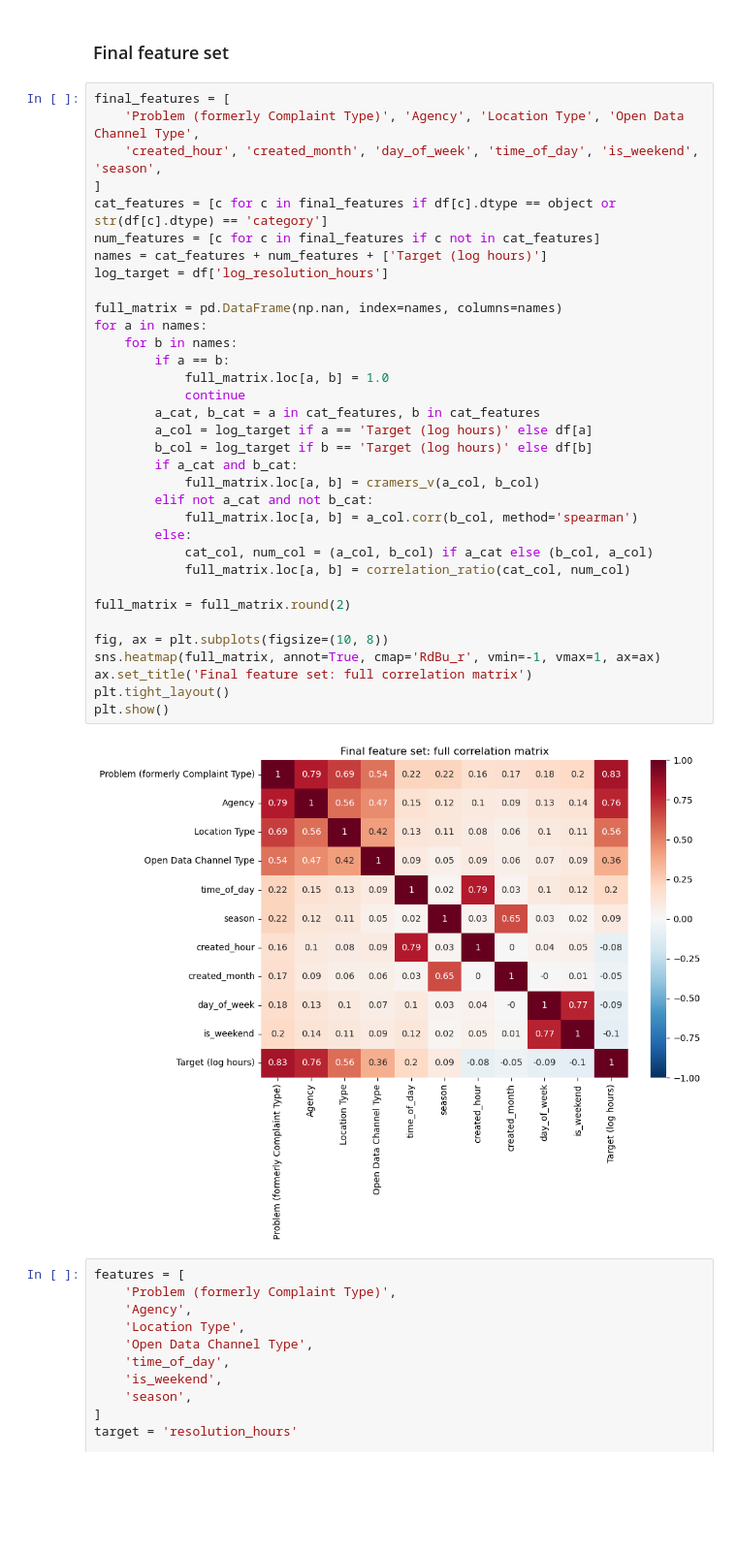
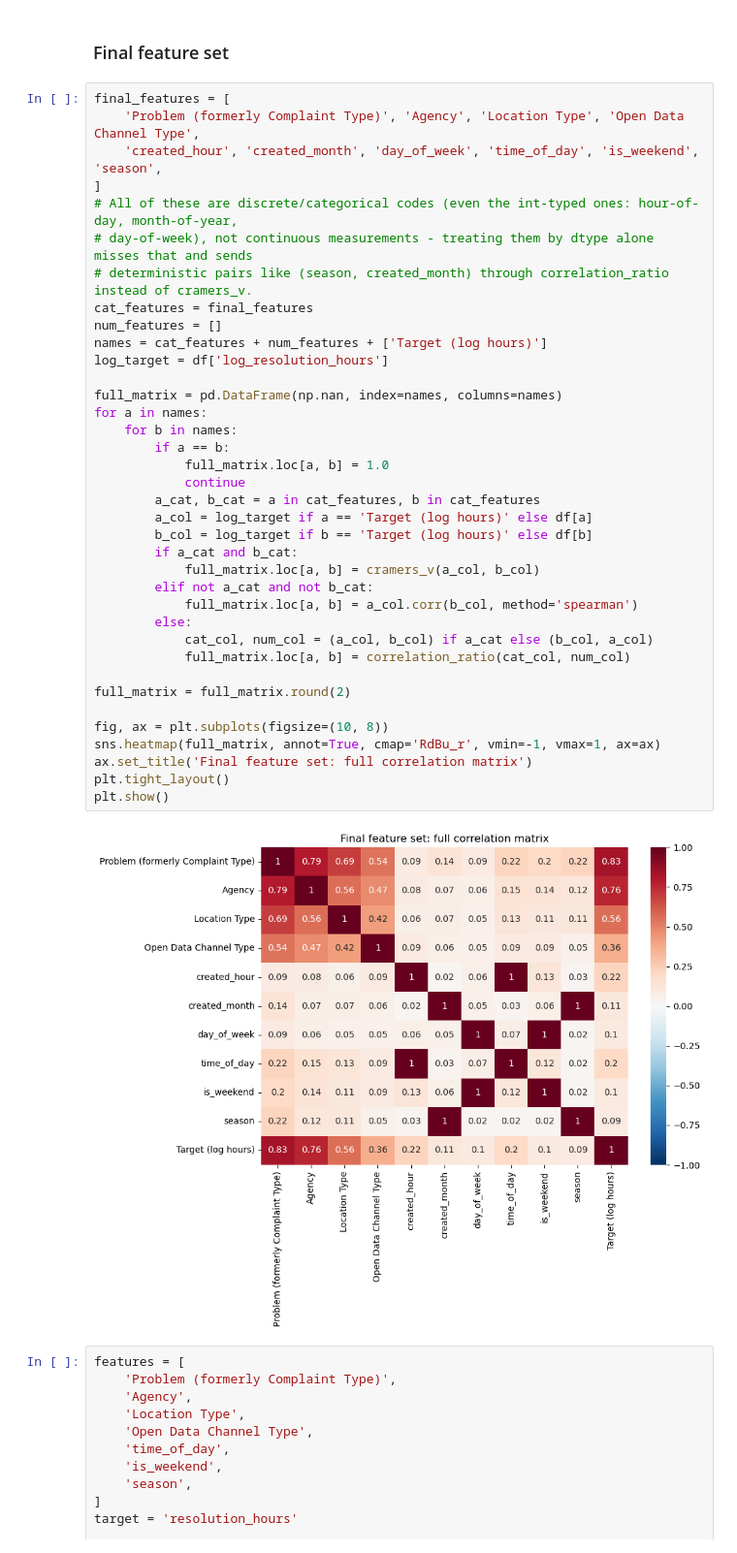
Before and after one commit to ushithila/311-Complaint-Resolution-Speed, a Jupyter notebook: notebooks/feature_selection.ipynb, the cells around one changed output. Shown at 97% size. Saved outputs shown, nothing was run; the diff lists cells and outputs as text; blank space fills up the shorter version.

```diff
--- a/notebooks/feature_selection.ipynb
+++ b/notebooks/feature_selection.ipynb
@@ -150,37 +150,40 @@ final_features = [
     'Problem (formerly Complaint Type)', 'Agency', 'Location Type', 'Open Data Channel Type',
     'created_hour', 'created_month', 'day_of_week', 'time_of_day', 'is_weekend', 'season',
 ]
-cat_features = [c for c in final_features if df[c].dtype == object or str(df[c].dtype) == 'category']
-num_features = [c for c in final_features if c not in cat_features]
+# All of these are discrete/categorical codes (even the int-typed ones: hour-of-day, month-of-year,
+# day-of-week), not continuous measurements - treating them by dtype alone misses that and sends
+# deterministic pairs like (season, created_month) through correlation_ratio instead of cramers_v.
+cat_features = final_features
+num_features = []
 names = cat_features + num_features + ['Target (log hours)']
 log_target = df['log_resolution_hours']
 
 full_matrix = pd.DataFrame(np.nan, index=names, columns=names)
 for a in names:
     for b in names:
         if a == b:
             full_matrix.loc[a, b] = 1.0
             continue
         a_cat, b_cat = a in cat_features, b in cat_features
         a_col = log_target if a == 'Target (log hours)' else df[a]
         b_col = log_target if b == 'Target (log hours)' else df[b]
         if a_cat and b_cat:
             full_matrix.loc[a, b] = cramers_v(a_col, b_col)
         elif not a_cat and not b_cat:
             full_matrix.loc[a, b] = a_col.corr(b_col, method='spearman')
         else:
             cat_col, num_col = (a_col, b_col) if a_cat else (b_col, a_col)
             full_matrix.loc[a, b] = correlation_ratio(cat_col, num_col)
 
 full_matrix = full_matrix.round(2)
 
 fig, ax = plt.subplots(figsize=(10, 8))
 sns.heatmap(full_matrix, annot=True, cmap='RdBu_r', vmin=-1, vmax=1, ax=ax)
 ax.set_title('Final feature set: full correlation matrix')
 plt.tight_layout()
 plt.show()
 # %% [output]
-[figure, old version]
+[figure, new version]
 # %%
 features = [
     'Problem (formerly Complaint Type)',
```
Also changed, not shown: parts of 1 cell of this notebook, 5 other files.
